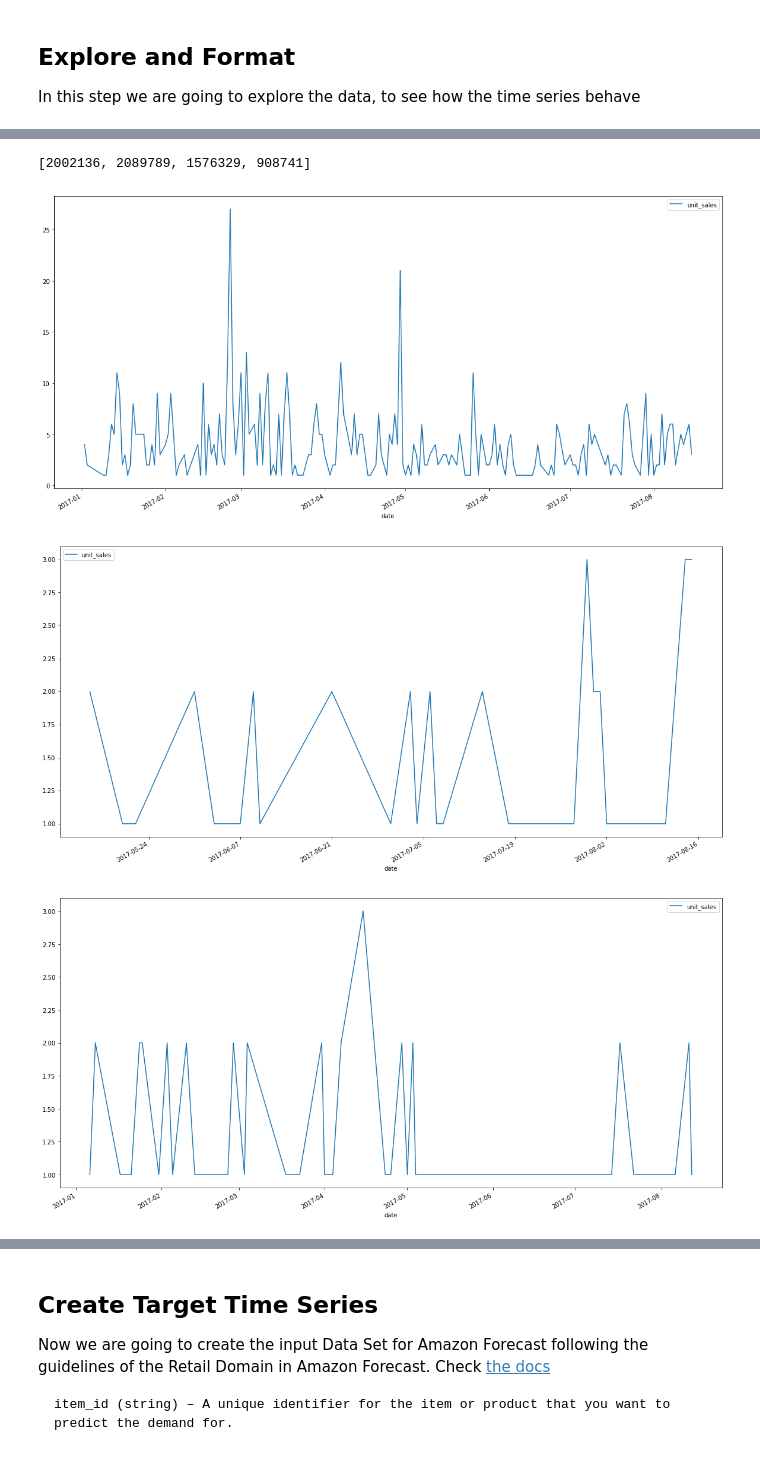
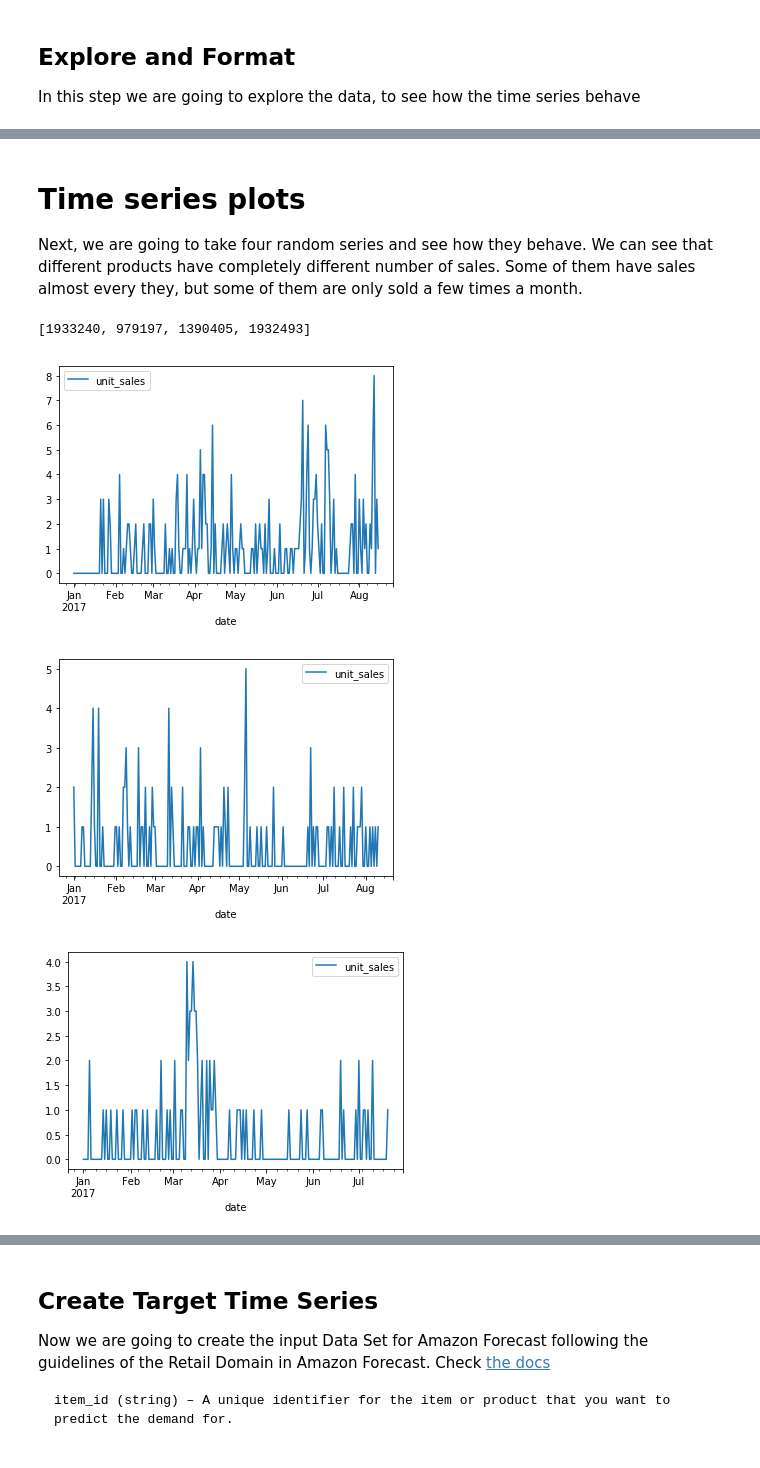
Before and after one commit to githubmg/favorita-forecast, a Jupyter notebook: 2.ExploreAndFormat.ipynb, the cells around one changed output, grey strips where cells are left out. Drawn from its saved outputs; the diff is of its cells as text; code cells hidden in the pictures.

```diff
--- a/2.ExploreAndFormat.ipynb
+++ b/2.ExploreAndFormat.ipynb
@@ -23,2 +23,2 @@ df.sample(3)
 # %%
-df = df.sort_values(['item_nbr','unit_sales'])
+df = df.sort_values(['item_nbr','date'])
@@ -24,0 +45,3 @@ df = df.sort_values(['item_nbr','unit_sales'])
+# %%
+dfCompletedList = []
+firstTime = True
@@ -24,0 +73,2 @@ df = df.sort_values(['item_nbr','unit_sales'])
+# %%
+dfCompleted = pd.concat(dfCompletedList)
@@ -25,12 +84,16 @@ df = df.sort_values(['item_nbr','unit_sales'])
+# %% [markdown]
+# Time series plots
+
+Next, we are going to take four random series and see how they behave. We can see that different products have completely different number of sales. Some of them have sales almost every they, but some of them are only sold a few times a month.
 # %%
 random_items = list(np.random.choice(df.item_nbr.unique(),4))
 random_items
 # %% [output]
-[2002136, 2089789, 1576329, 908741]
+[1933240, 979197, 1390405, 1932493]
 # %%
 for i in range(4):
-    df[(df['item_nbr']==random_items[i]) & (df['date'].dt.year==2017)].plot(x='date', y='unit_sales');
+    dfCompleted[(dfCompleted['item_nbr']==random_items[i]) & (dfCompleted['date'].dt.year==2017)].plot(x='date', y='unit_sales');
 # %% [output]
-[figure, old version]
+[figure, new version]
-[figure, old version]
+[figure, new version]
-[figure, old version]
+[figure, new version]
```
Also changed, not shown: parts of 12 cells of this notebook, 2 other files.
